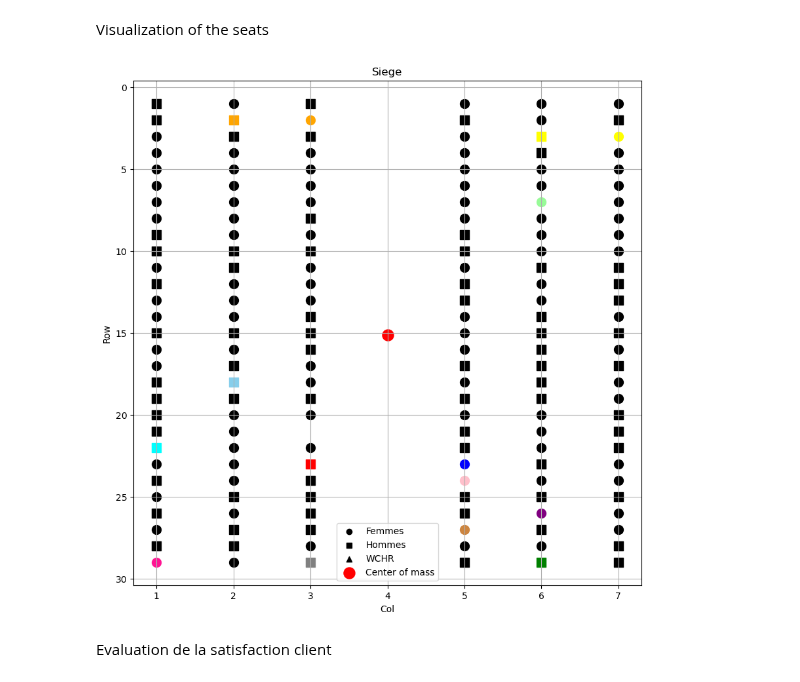
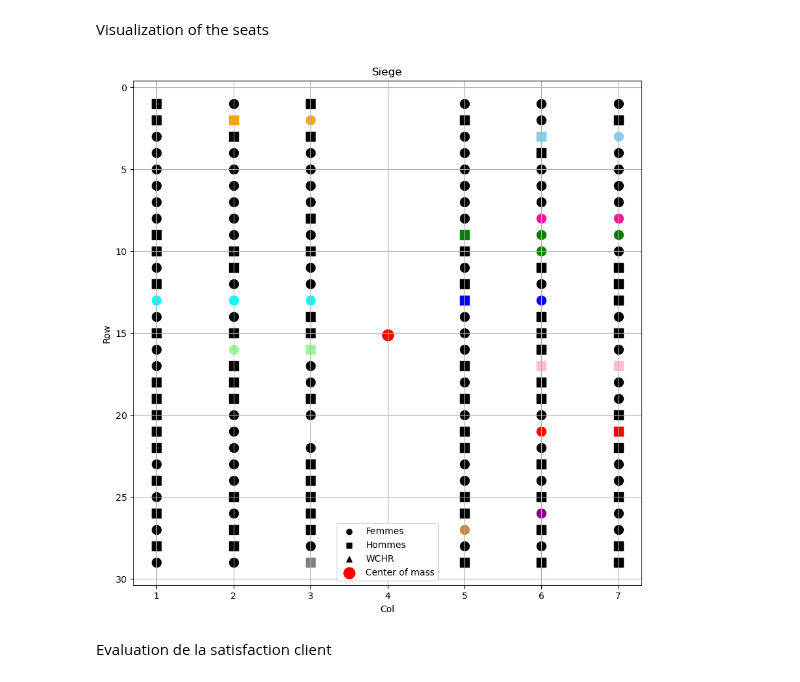
Before and after one commit to DelphineSalzmann/Opti_AirFrance, a Jupyter notebook: main.ipynb, the cells around one changed output. Drawn from its saved outputs; the diff is of its cells as text; code cells hidden in the pictures.

```diff
--- a/main.ipynb
+++ b/main.ipynb
@@ -167,7 +167,7 @@ def create_model_and_variables(passengers_dict):
 # %%
 #Choice of the dictionnary
 
-Passengers=Passengers_Oct23
+Passengers=Passengers_Oct24
 # %%
 # Create models and variables for each date
 n=len(Passengers)
@@ -314,45 +314,45 @@ shapes = {
 
 # Define colors for the groups with 3 passangers
 colors = {
-    7: 'red',
-    4: 'green',
-    20: 'blue',
+    72: 'red',
+    109: 'green',
+    67: 'blue',
     14: 'orange',
     23: 'purple',
     46: 'gray',
     3: 'yellow',
-    15: 'cyan',
+    47: 'cyan',
     17: 'peru',
-    13:'palegreen',
-    18: 'pink',
-    5:'deeppink',
-    12:'skyblue'
+    76:'palegreen',
+    112: 'pink',
+    117:'deeppink',
+    3:'skyblue'
 }
 
 plt.figure(figsize=(10, 10))
 for idx, coord in enumerate(seat_coords):
     group = Passengers[idx + 1]['group']
     gender = Passengers[idx + 1]['gender']
     color = colors.get(group, 'black')  # Get color for the group, default to black if not in colors dictionary
     shape = shapes.get(gender, 'o')      # Get shape for the gender, default to circle if not in shapes dictionary
     plt.scatter(coord[0], coord[1], color=color, marker=shape,  s=100)  # Use marker parameter to set the shape
 
 # Add labels for each gender
 for gender, shape in shapes.items():
     plt.scatter([], [], color='black', marker=shape, label=gender)  # Create invisible scatter plot to add label
 
 # Plotting the center of mass
 plt.scatter(x_g.getValue(), y_g.getValue(), color='red', marker='o', s=150, label='Center of mass')  # Larger red point for center of mass
 
 plt.xlabel('Col')
 plt.ylabel('Row')
 plt.title('Siege')
 plt.grid(True)
 plt.gca().invert_yaxis()
 plt.legend()  # Show legend with gender labels
 plt.show()
 # %% [output]
-[figure, old version]
+[figure, new version]
 # %% [markdown]
 Evaluation de la satisfaction client
 # %% [markdown]
```
Also changed, not shown: parts of 5 cells of this notebook.
